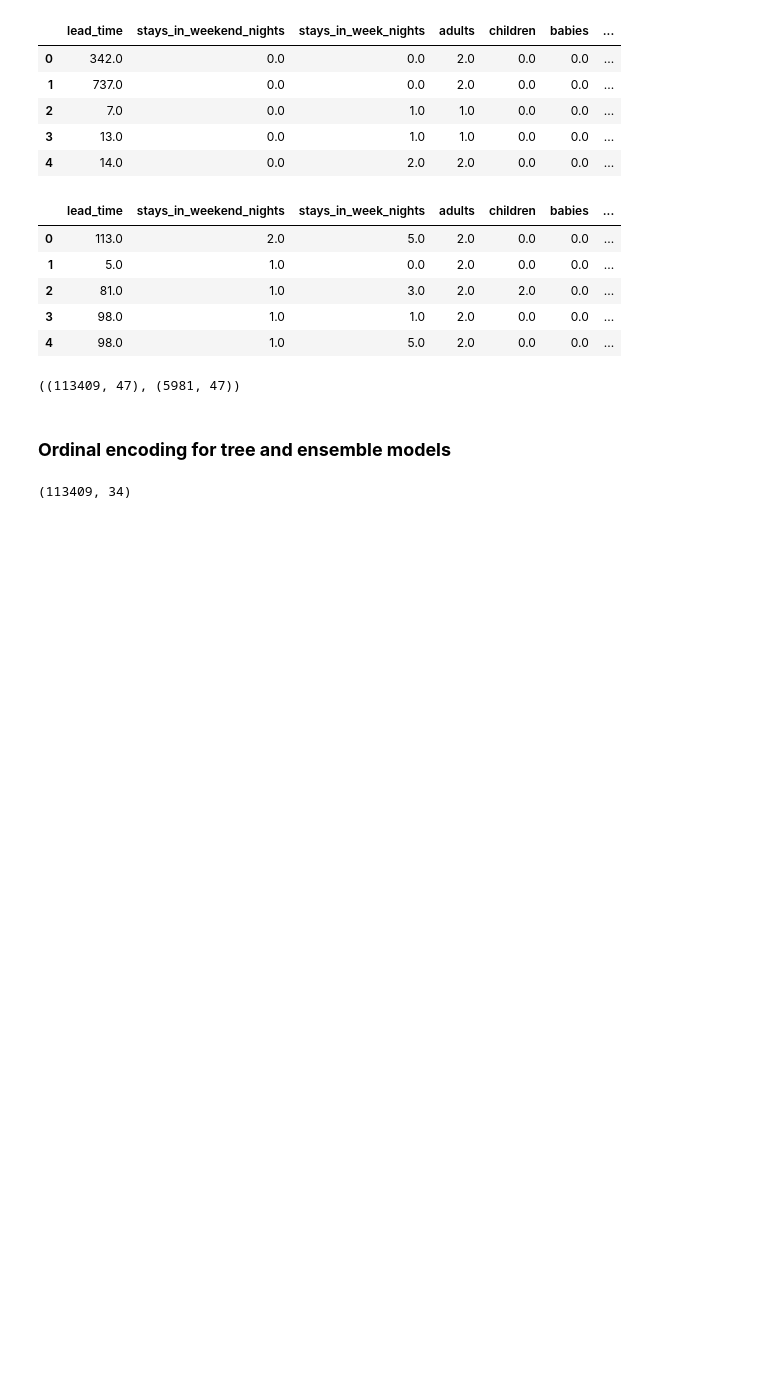
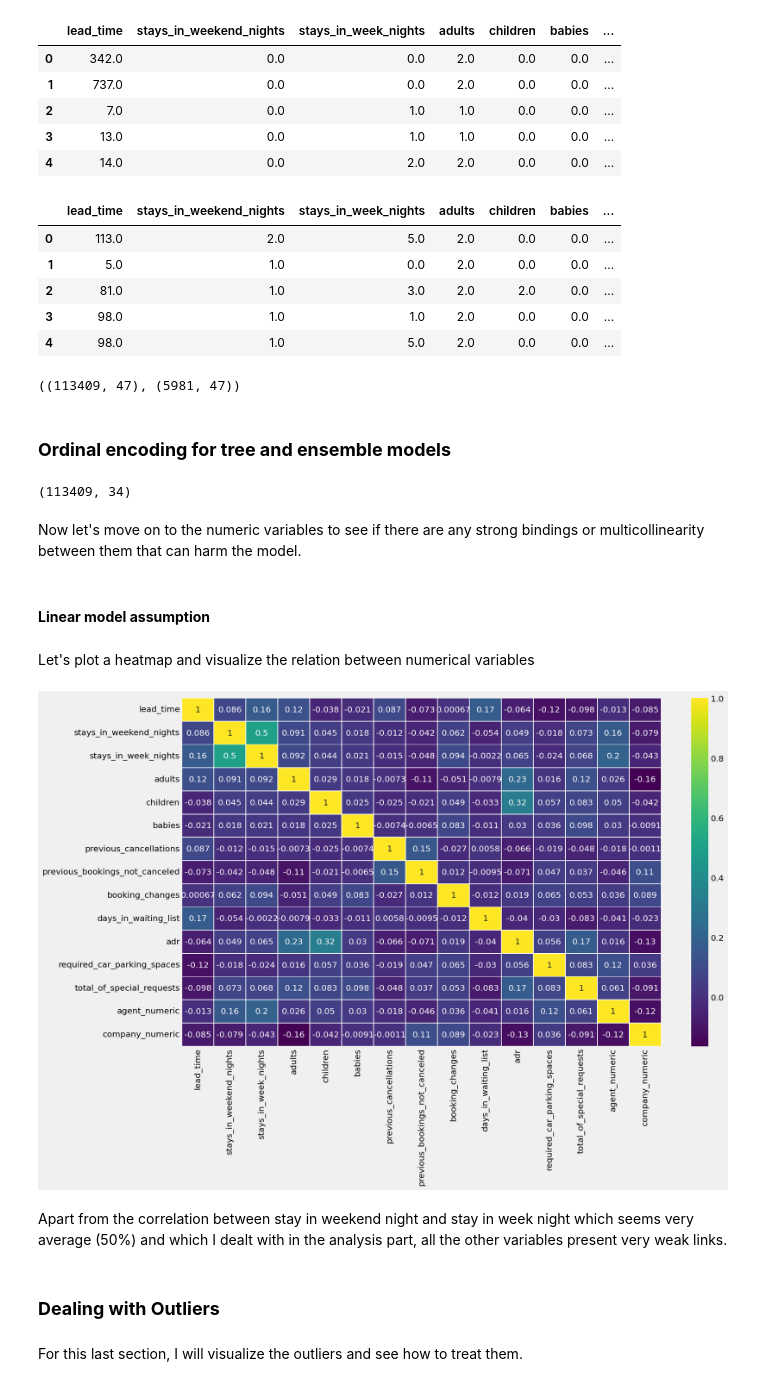
Before and after one commit to dajebbar/zoomcampML, a Jupyter notebook: midTermproject/notebook.ipynb, the cells around one changed output. Cells and saved outputs as stored; diff of their text form; code cells hidden in the pictures; blank space fills up the shorter version.

```diff
--- a/midTermproject/notebook.ipynb
+++ b/midTermproject/notebook.ipynb
@@ -1208,3 +1207,24 @@ df_test[categorical] = df_test[categorical].apply(lambda x: d[x.name].transform(
 df_train.shape
 # %% [output]
 (113409, 34)
+# %% [markdown]
+Now let's move on to the numeric variables to see if there are any strong bindings or multicollinearity between them that can harm the model.
+# %% [markdown]
+#### **Linear model assumption**
+# %% [markdown]
+Let's plot a heatmap and visualize the relation between numerical variables
+# %%
+plt.figure(figsize=(16, 10), dpi=105)
+sns.heatmap(df_train[numerical].corr(),
+            cmap='viridis',
+            linewidth=0.5,annot=True
+          )
+plt.show()
+# %% [output]
+[figure, added]
+# %% [markdown]
+Apart from the correlation between stay in weekend night and stay in week night which seems very average (50%) and which I dealt with in the analysis part, all the other variables present very weak links.
+# %% [markdown]
+### **Dealing with Outliers**
+# %% [markdown]
+For this last section, I will visualize the outliers and see how to treat them.
```
Also changed, not shown: parts of 19 cells of this notebook.
